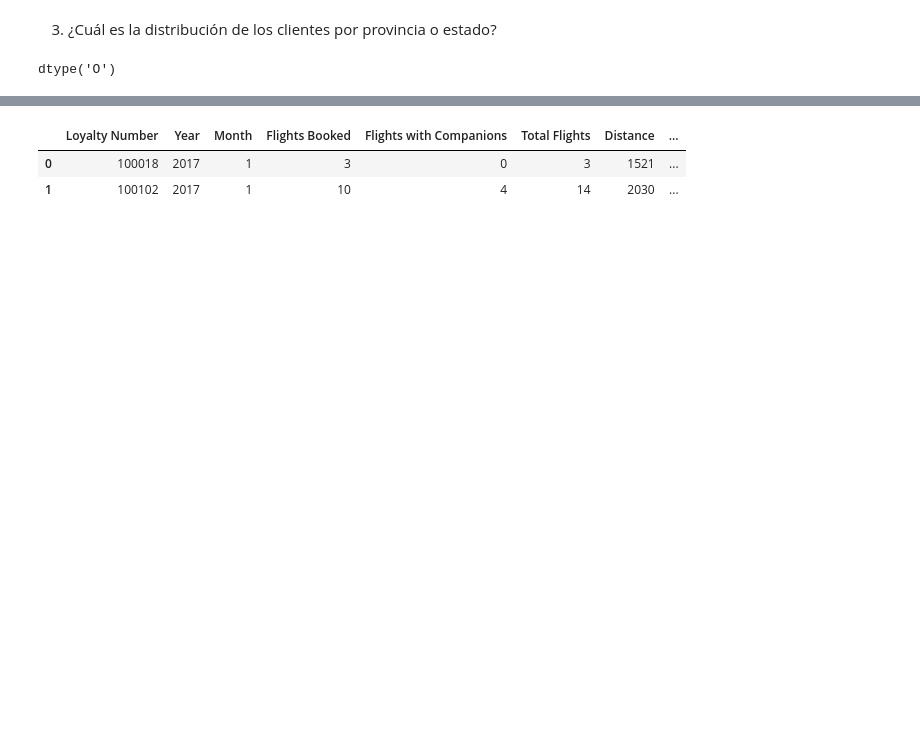
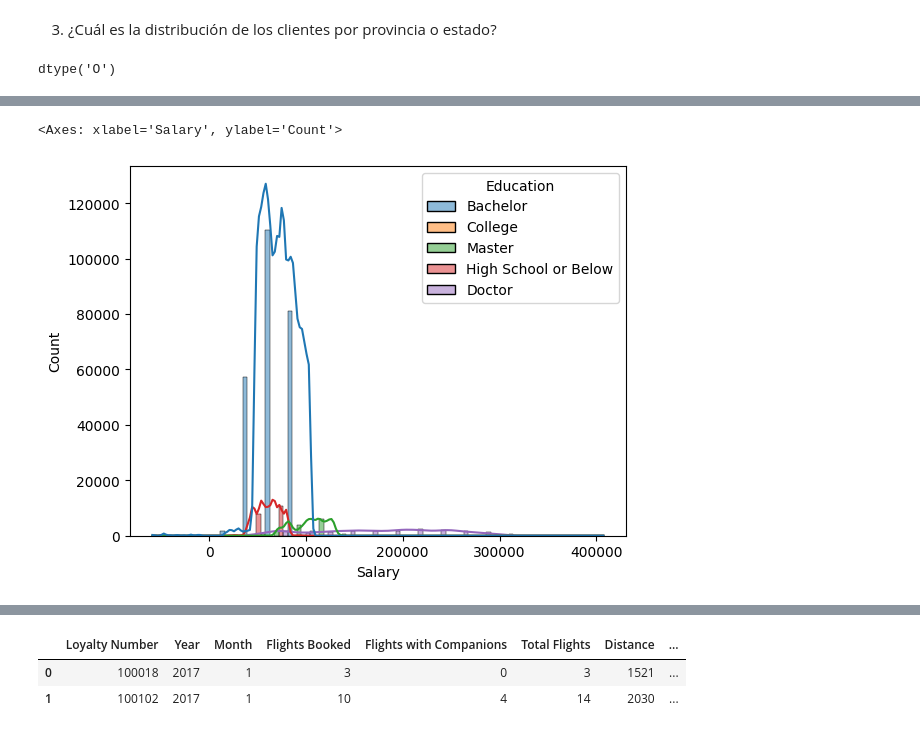
Before and after one commit to Adalab/bda-modulo-3-evaluacion-final-carazh, a Jupyter notebook: trabajo.ipynb, the cells around one changed output, grey strips where cells are left out. Saved outputs shown, nothing was run; the diff lists cells and outputs as text; code cells hidden in the pictures; blank space fills up the shorter version.

Commit message:
Visualización hasta el 5

```diff
--- a/trabajo.ipynb
+++ b/trabajo.ipynb
@@ -586,0 +703,6 @@ df_sin_dup["Flights Booked"].value_counts().sort_values(ascending=False)
+# %%
+#Relacion entre el salario y el nivel educativo con histograma
+sns.histplot(data=df_sin_dup, x='Salary', hue='Education', kde=True, multiple='dodge', bins=20)
+# %% [output]
+<Axes: xlabel='Salary', ylabel='Count'>
+[figure, added]
```
Also changed, not shown: parts of 47 cells of this notebook, 1 other file.
